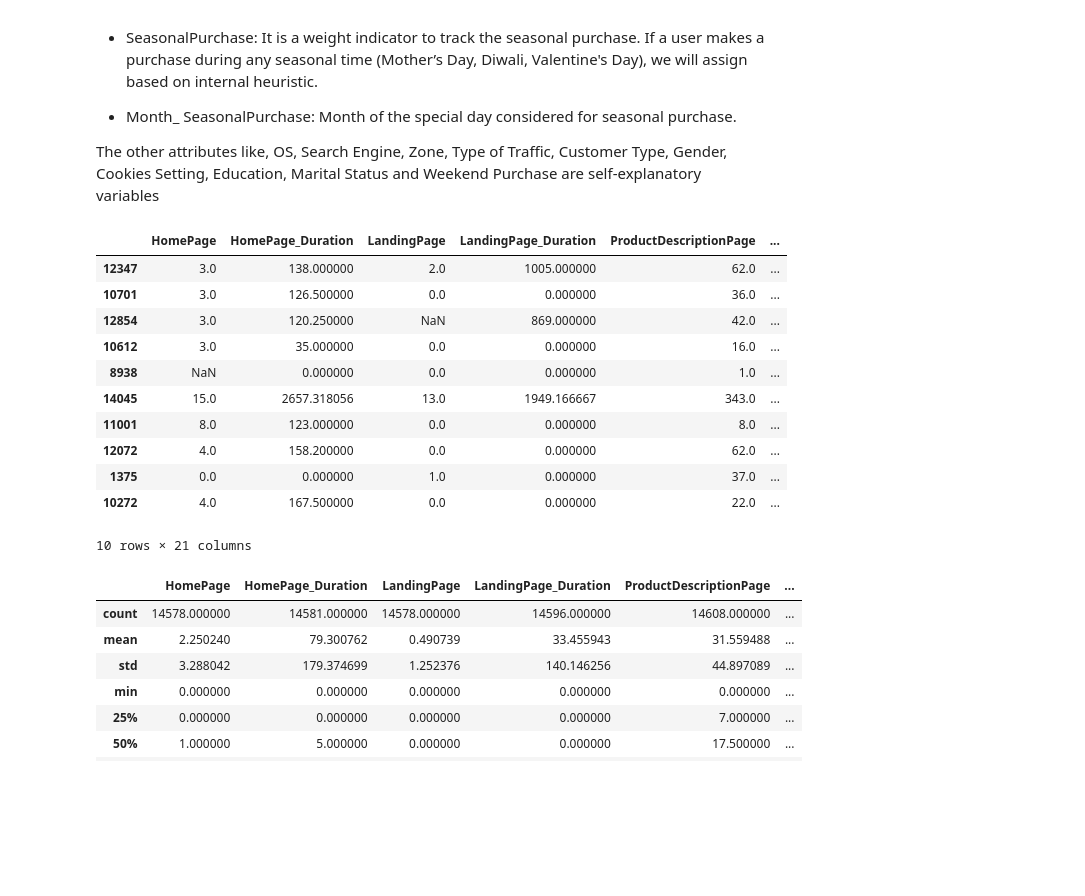
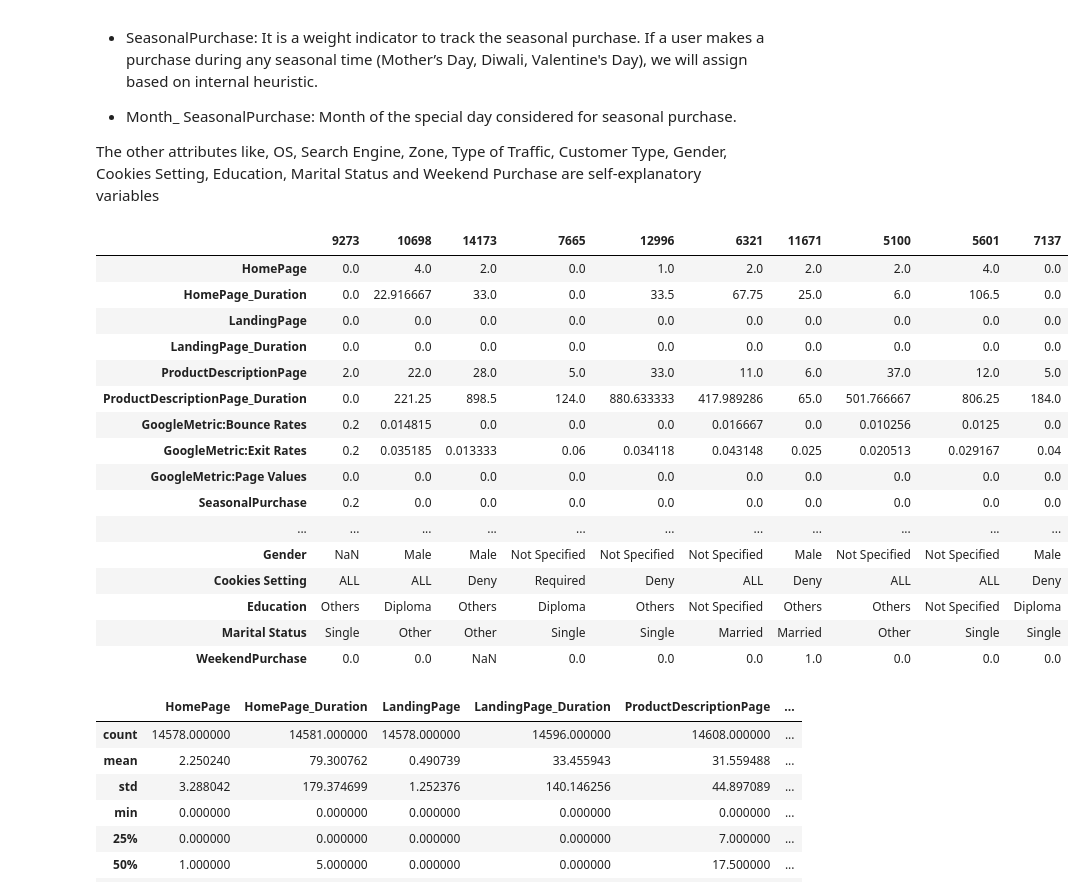
Before and after one commit to Nailsonseat/E-commerce-Shopper-s-Behaviour-Understanding, a Jupyter notebook: Final Notebook.ipynb, the cells around one changed output. Cells and saved outputs as stored; diff of their text form; code cells hidden in the pictures; blank space fills up the shorter version.

```diff
--- a/Final Notebook.ipynb
+++ b/Final Notebook.ipynb
@@ -53,20 +54,25 @@ The first six columns represent the different pages in the e-commerce website vi
 
 The other attributes like, OS, Search Engine, Zone, Type of Traffic, Customer Type, Gender, Cookies Setting, Education, Marital Status and Weekend Purchase are self-explanatory variables
 # %%
-X.sample(10)
+X.sample(10).transpose()
 # %% [output]
-|  | HomePage | HomePage_Duration | LandingPage | LandingPage_Duration | ProductDescriptionPage | ... |
-| 12347 | 3.0 | 138.000000 | 2.0 | 1005.000000 | 62.0 | ... |
-| 10701 | 3.0 | 126.500000 | 0.0 | 0.000000 | 36.0 | ... |
-| 12854 | 3.0 | 120.250000 | NaN | 869.000000 | 42.0 | ... |
-| 10612 | 3.0 | 35.000000 | 0.0 | 0.000000 | 16.0 | ... |
-| 8938 | NaN | 0.000000 | 0.0 | 0.000000 | 1.0 | ... |
-| 14045 | 15.0 | 2657.318056 | 13.0 | 1949.166667 | 343.0 | ... |
-| 11001 | 8.0 | 123.000000 | 0.0 | 0.000000 | 8.0 | ... |
-| 12072 | 4.0 | 158.200000 | 0.0 | 0.000000 | 62.0 | ... |
-| 1375 | 0.0 | 0.000000 | 1.0 | 0.000000 | 37.0 | ... |
-| 10272 | 4.0 | 167.500000 | 0.0 | 0.000000 | 22.0 | ... |
+|  | 9273 | 10698 | 14173 | 7665 | 12996 | 6321 | 11671 | 5100 | 5601 | 7137 |
+| HomePage | 0.0 | 4.0 | 2.0 | 0.0 | 1.0 | 2.0 | 2.0 | 2.0 | 4.0 | 0.0 |
+| HomePage_Duration | 0.0 | 22.916667 | 33.0 | 0.0 | 33.5 | 67.75 | 25.0 | 6.0 | 106.5 | 0.0 |
+| LandingPage | 0.0 | 0.0 | 0.0 | 0.0 | 0.0 | 0.0 | 0.0 | 0.0 | 0.0 | 0.0 |
+| LandingPage_Duration | 0.0 | 0.0 | 0.0 | 0.0 | 0.0 | 0.0 | 0.0 | 0.0 | 0.0 | 0.0 |
+| ProductDescriptionPage | 2.0 | 22.0 | 28.0 | 5.0 | 33.0 | 11.0 | 6.0 | 37.0 | 12.0 | 5.0 |
+| ProductDescriptionPage_Duration | 0.0 | 221.25 | 898.5 | 124.0 | 880.633333 | 417.989286 | 65.0 | 501.766667 | 806.25 | 184.0 |
+| GoogleMetric:Bounce Rates | 0.2 | 0.014815 | 0.0 | 0.0 | 0.0 | 0.016667 | 0.0 | 0.010256 | 0.0125 | 0.0 |
+| GoogleMetric:Exit Rates | 0.2 | 0.035185 | 0.013333 | 0.06 | 0.034118 | 0.043148 | 0.025 | 0.020513 | 0.029167 | 0.04 |
+| GoogleMetric:Page Values | 0.0 | 0.0 | 0.0 | 0.0 | 0.0 | 0.0 | 0.0 | 0.0 | 0.0 | 0.0 |
+| SeasonalPurchase | 0.2 | 0.0 | 0.0 | 0.0 | 0.0 | 0.0 | 0.0 | 0.0 | 0.0 | 0.0 |
+| ... | ... | ... | ... | ... | ... | ... | ... | ... | ... | ... |
+| Gender | NaN | Male | Male | Not Specified | Not Specified | Not Specified | Male | Not Specified | Not Specified | Male |
+| Cookies Setting | ALL | ALL | Deny | Required | Deny | ALL | Deny | ALL | ALL | Deny |
+| Education | Others | Diploma | Others | Diploma | Others | Not Specified | Others | Others | Not Specified | Diploma |
+| Marital Status | Single | Other | Other | Single | Single | Married | Married | Other | Single | Single |
+| WeekendPurchase | 0.0 | 0.0 | NaN | 0.0 | 0.0 | 0.0 | 1.0 | 0.0 | 0.0 | 0.0 |
-10 rows × 21 columns
 # %%
 X.describe()
 # %% [output]
```
Also changed, not shown: parts of 6 cells of this notebook.
